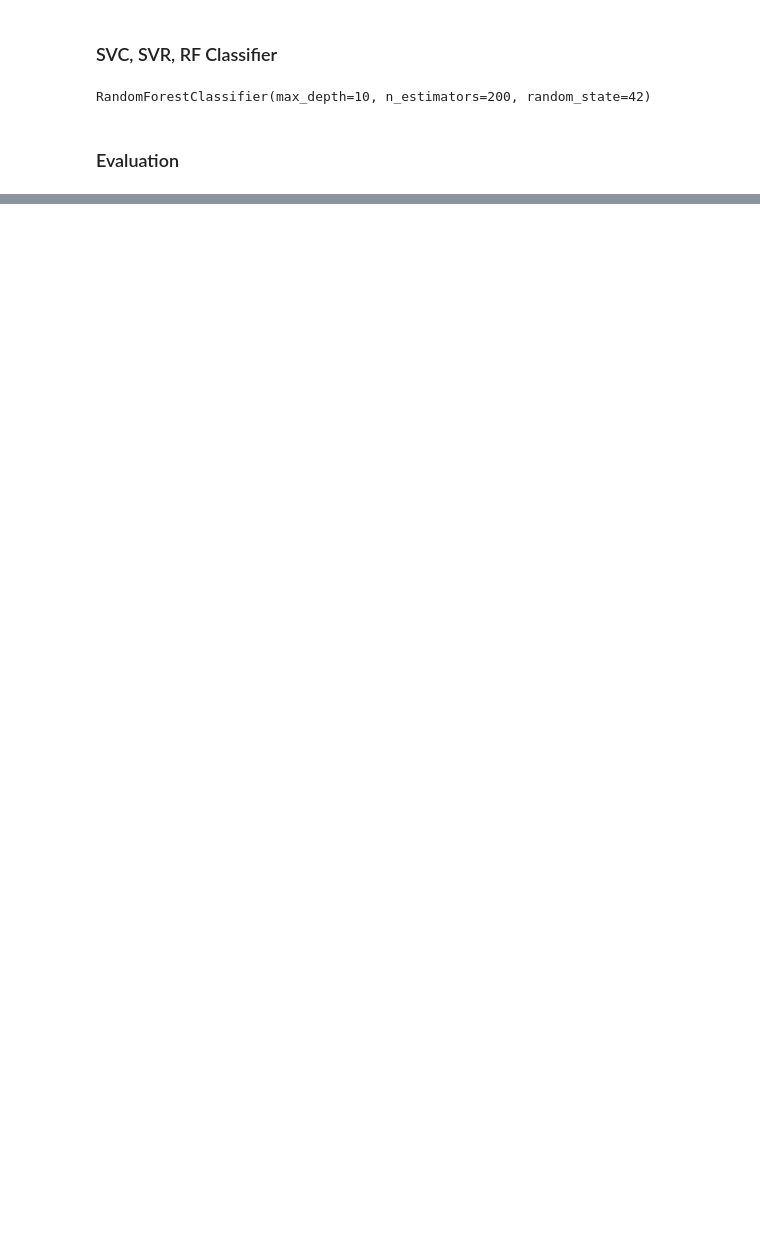
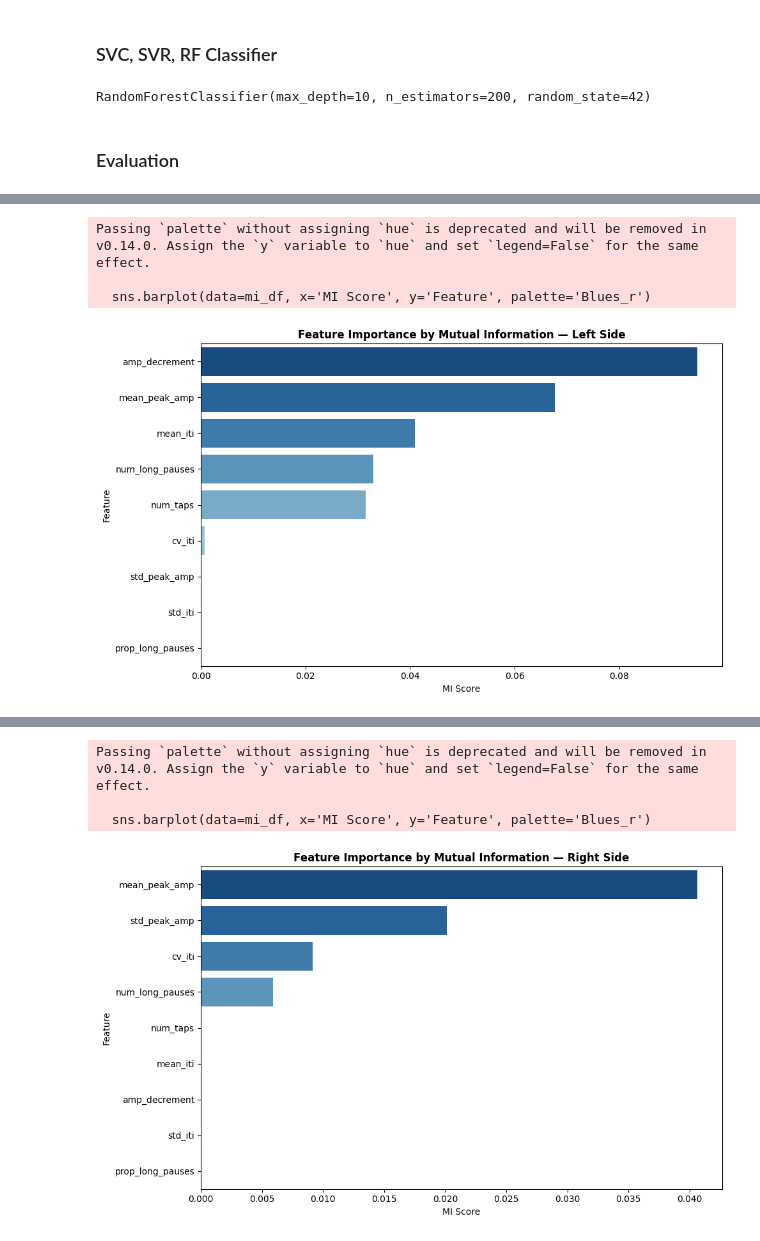
Before and after one commit to tshallycodes/updrs-predictor, a Jupyter notebook: model.ipynb, the cells around one changed output, grey strips where cells are left out. Saved outputs shown, nothing was run; the diff lists cells and outputs as text; code cells hidden in the pictures; blank space fills up the shorter version.

Commit message:
Optimised Models V1

```diff
--- a/model.ipynb
+++ b/model.ipynb
@@ -59,11 +61,11 @@ joblib.dump(scaler_left, "saved_models/left_scaler.pkl")
 ['saved_models/left_scaler.pkl']
 # %%
 # Prepare the data
-X = right_features_df.drop(['patient_id', 'hand', 'updrs', 'target'], axis=1)
-y = right_features_df['updrs']
+X_right = right_features_df.drop(['patient_id', 'hand', 'updrs', 'target'], axis=1)
+y_right = right_features_df['updrs']
 
 # Split the data into training and testing sets
-X_train_right, X_test_right, y_train_right, y_test_right = train_test_split(X, y, test_size=0.2, random_state=42)
+X_train_right, X_test_right, y_train_right, y_test_right = train_test_split(X_right, y_right, test_size=0.2, random_state=42)
 
 # Scale the features
 scaler_right = StandardScaler()
@@ -392,0 +339,65 @@ Saved: saved_models/cnn_right.pth
+# %%
+# Feature Selection by Mutual Information
+from sklearn.feature_selection import mutual_info_classif, SelectKBest
+import pandas as pd
+import matplotlib.pyplot as plt
+import seaborn as sns
+
+# ─────────────────────────────────────────────────────────────
+# COMPUTE MUTUAL INFORMATION — BOTH SIDES
+# ─────────────────────────────────────────────────────────────
+def mutual_info_selection(X, y, side, k='all'):
+
+    # Compute MI scores for all features
+    mi_scores = mutual_info_classif(X, y, random_state=42)
+
+    mi_df = pd.DataFrame({
+        'Feature':  X.columns,
+        'MI Score': mi_scores
+    }).sort_values('MI Score', ascending=False).reset_index(drop=True)
+
+    print(f"\n{'='*45}")
+    print(f"  Mutual Information Scores — {side} Side")
+    print(f"{'='*45}")
+    print(mi_df.to_string(index=False))
+
+    # ── Plot ───────────────────────────────────────────────
+    plt.figure(figsize=(10, 6))
+    sns.barplot(data=mi_df, x='MI Score', y='Feature', palette='Blues_r')
+    plt.title(f"Feature Importance by Mutual Information — {side} Side", fontweight='bold')
+    plt.xlabel("MI Score")
+    plt.ylabel("Feature")
+    plt.tight_layout()
+    plt.savefig(f"saved_models/mi_scores_{side.lower()}.png", dpi=150, bbox_inches='tight')
+    plt.show()
+    plt.close()
+
+    # ── Select top k features ──────────────────────────────
+    if k != 'all':
+        selector   = SelectKBest(mutual_info_classif, k=k)
+        X_selected = selector.fit_transform(X, y)
+        selected_features = X.columns[selector.get_support()].tolist()
+
+        print(f"\n  Top {k} Selected Features:")
+        for f in selected_features:
+            print(f"    - {f}")
+
+        return pd.DataFrame(X_selected, columns=selected_features), selected_features, mi_df
+
+    return X, X.columns.tolist(), mi_df
+
+
+# ─────────────────────────────────────────────────────────────
+# RUN — BOTH SIDES
+# ─────────────────────────────────────────────────────────────
+X_left  = left_features_df.drop(columns=['target', 'patient_id', 'hand', 'updrs'])
+y_left  = left_features_df['target']
+
+X_right = right_features_df.drop(columns=['target', 'patient_id', 'hand', 'updrs'])
+y_right = right_features_df['target']
+
+# Change k to however many features you want to keep
+# k='all' shows scores without dropping anything
+X_left_selected,  left_features,  mi_left  = mutual_info_selection(X_left,  y_left,  side="Left",  k=5)
+X_right_selected, right_features, mi_right = mutual_info_selection(X_right, y_right, side="Right", k=4)
+# %% [output]
@@ -392,0 +417,4 @@ Saved: saved_models/cnn_right.pth
+Passing `palette` without assigning `hue` is deprecated and will be removed in v0.14.0. Assign the `y` variable to `hue` and set `legend=False` for the same effect.
+
+  sns.barplot(data=mi_df, x='MI Score', y='Feature', palette='Blues_r')
+[figure, added]
@@ -392,0 +441,4 @@ Saved: saved_models/cnn_right.pth
+Passing `palette` without assigning `hue` is deprecated and will be removed in v0.14.0. Assign the `y` variable to `hue` and set `legend=False` for the same effect.
+
+  sns.barplot(data=mi_df, x='MI Score', y='Feature', palette='Blues_r')
+[figure, added]
```
Also changed, not shown: parts of 8 cells of this notebook, 13 other files.
